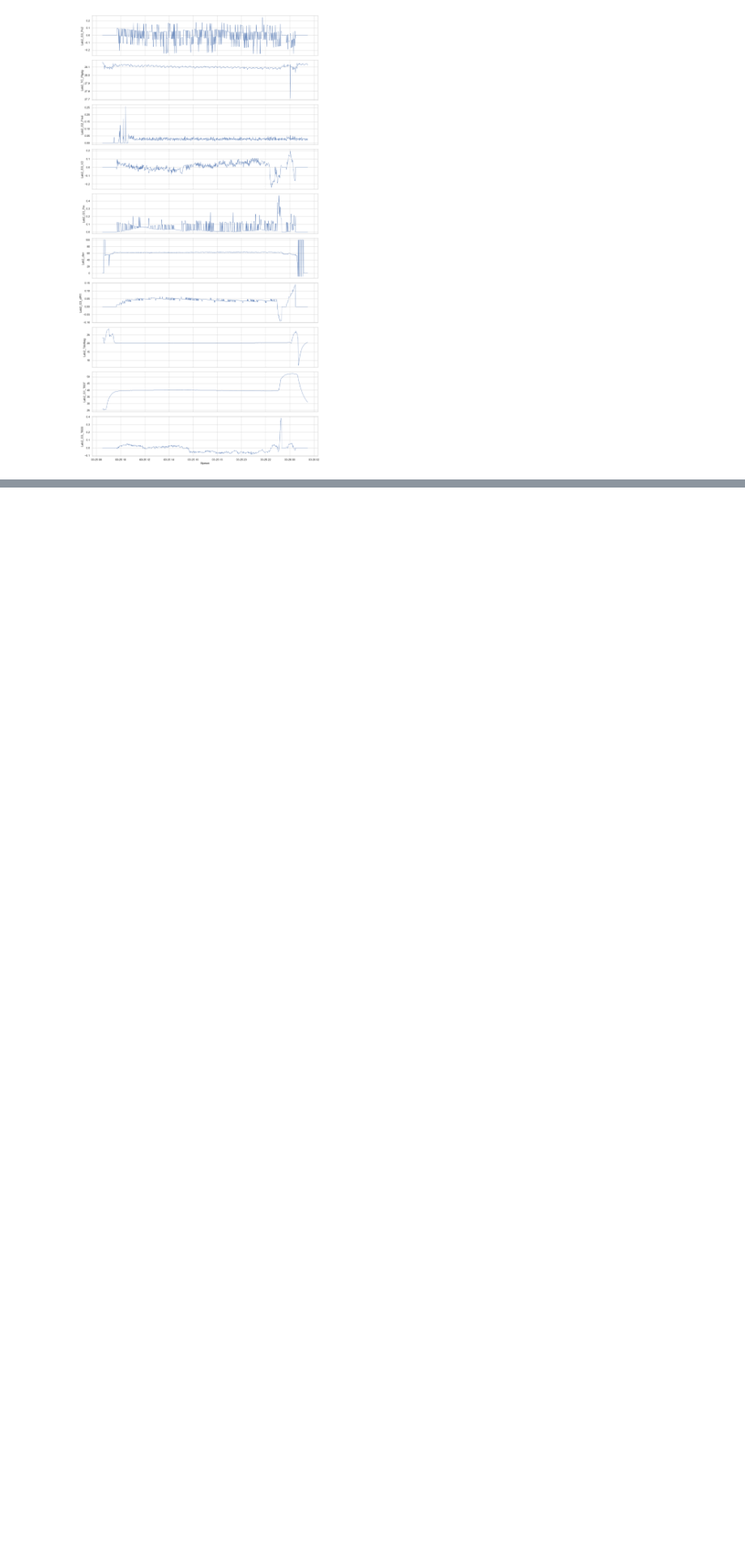
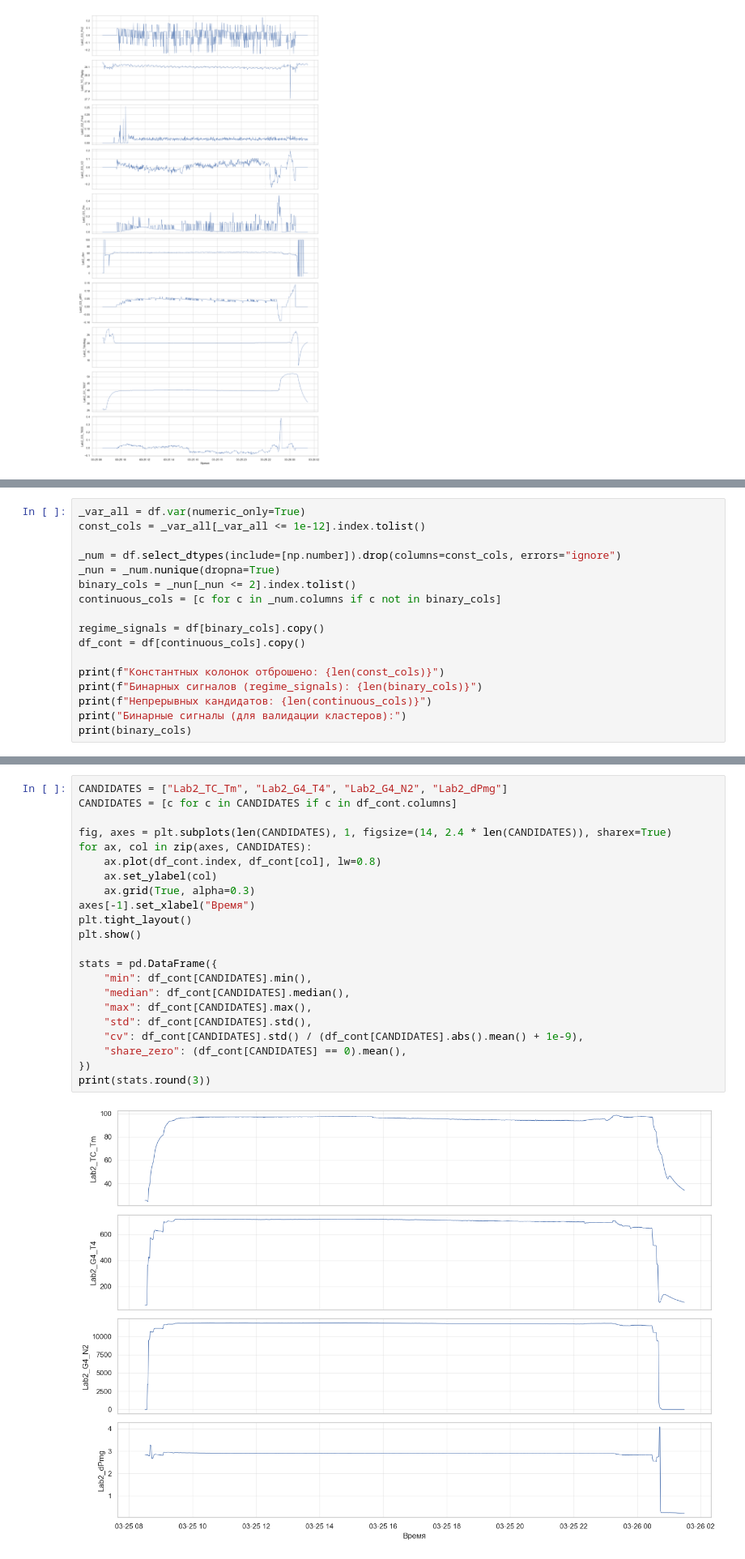
Before and after one commit to pmakarova/topology, a Jupyter notebook: Lab2_EDA_TDA.ipynb, the cells around one changed output, grey strips where cells are left out. Shown at 81% size. Drawn from its saved outputs; the diff is of its cells as text; blank space fills up the shorter version.

```diff
--- a/Lab2_EDA_TDA.ipynb
+++ b/Lab2_EDA_TDA.ipynb
@@ -182,0 +183,17 @@ if subset.shape[1] >= 2:
+# %%
+_var_all = df.var(numeric_only=True)
+const_cols = _var_all[_var_all <= 1e-12].index.tolist()
+
+_num = df.select_dtypes(include=[np.number]).drop(columns=const_cols, errors="ignore")
+_nun = _num.nunique(dropna=True)
+binary_cols = _nun[_nun <= 2].index.tolist()
+continuous_cols = [c for c in _num.columns if c not in binary_cols]
+
+regime_signals = df[binary_cols].copy()
+df_cont = df[continuous_cols].copy()
+
+print(f"Константных колонок отброшено: {len(const_cols)}")
+print(f"Бинарных сигналов (regime_signals): {len(binary_cols)}")
+print(f"Непрерывных кандидатов: {len(continuous_cols)}")
+print("Бинарные сигналы (для валидации кластеров):")
+print(binary_cols)
@@ -182,0 +206,24 @@ if subset.shape[1] >= 2:
+# %%
+CANDIDATES = ["Lab2_TC_Tm", "Lab2_G4_T4", "Lab2_G4_N2", "Lab2_dPmg"]
+CANDIDATES = [c for c in CANDIDATES if c in df_cont.columns]
+
+fig, axes = plt.subplots(len(CANDIDATES), 1, figsize=(14, 2.4 * len(CANDIDATES)), sharex=True)
+for ax, col in zip(axes, CANDIDATES):
+    ax.plot(df_cont.index, df_cont[col], lw=0.8)
+    ax.set_ylabel(col)
+    ax.grid(True, alpha=0.3)
+axes[-1].set_xlabel("Время")
+plt.tight_layout()
+plt.show()
+
+stats = pd.DataFrame({
+    "min": df_cont[CANDIDATES].min(),
+    "median": df_cont[CANDIDATES].median(),
+    "max": df_cont[CANDIDATES].max(),
+    "std": df_cont[CANDIDATES].std(),
+    "cv": df_cont[CANDIDATES].std() / (df_cont[CANDIDATES].abs().mean() + 1e-9),
+    "share_zero": (df_cont[CANDIDATES] == 0).mean(),
+})
+print(stats.round(3))
+# %% [output]
+[figure, added]
```
Also changed, not shown: parts of 11 cells of this notebook.
